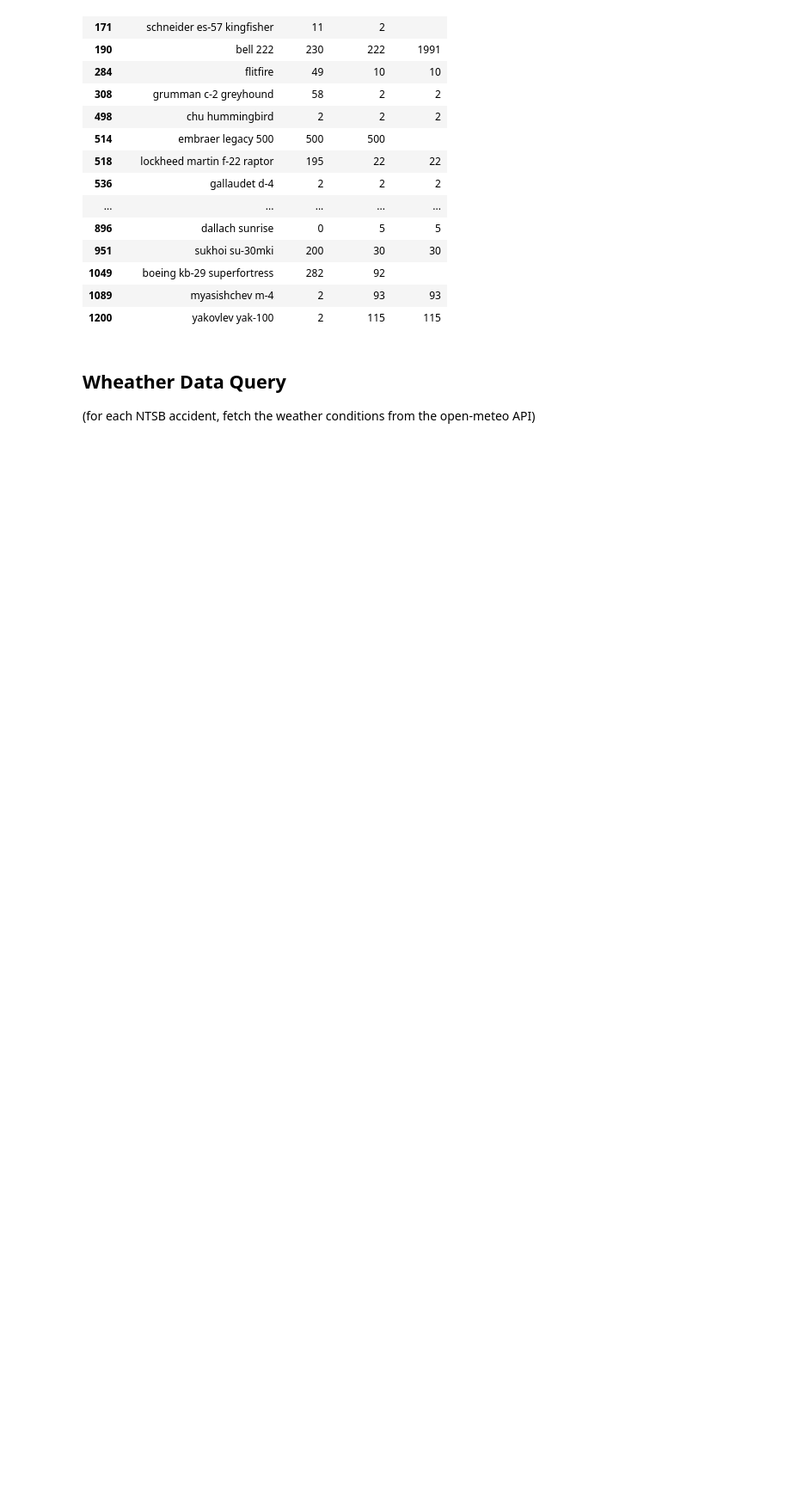
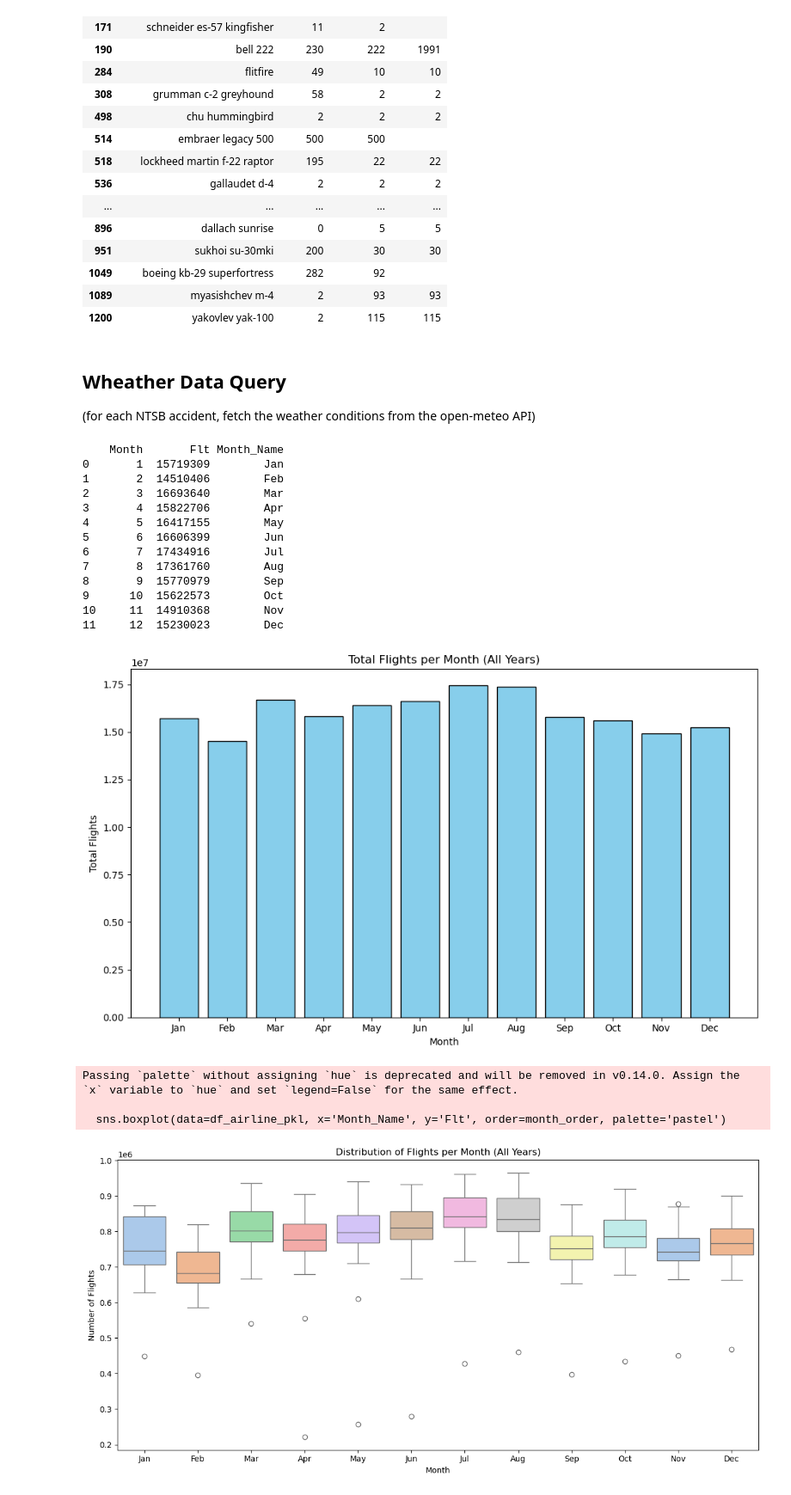
Before and after one commit to tratom/fcul-ipai-project, a Jupyter notebook: project.ipynb, the cells around one changed output. Shown: that part at 86% size. Cells and saved outputs as stored; diff of their text form; code cells hidden in the pictures; blank space fills up the shorter version.

Commit message:
added histogram and box plot for Flights per month

```diff
--- a/project.ipynb
+++ b/project.ipynb
@@ -20,6 +22,7 @@ import time
 ### 1. Data Loading
 # %%
 PATH = 'data_sources/'
+FILTERED_PATH = 'filtered/'
 
 NTSB_DATA = 'ntsb-us-2003-2023.json'
 AIR_TRAFFIC_DATA = 'u-s-airline-traffic-data.csv'
@@ -679,3 +682,69 @@ finally:
         json.dump(weather_data_cache, f)
     print("Data saved to", WEATHER_CACHE_FILE)
     print("Done.")
+# %%
+df_airline_pkl = pd.read_pickle(PATH + FILTERED_PATH + 'airline.pkl')
+
+# Group by 'Month' and sum 'Flt'
+monthly_flt_sum = df_airline_pkl.groupby('Month')['Flt'].sum().reset_index()
+
+# Sort by month to be sure
+monthly_flt_sum = monthly_flt_sum.sort_values('Month')
+
+# Map month numbers to names (Jan, Feb, ...)
+month_names = [calendar.month_abbr[m] for m in monthly_flt_sum['Month']]
+monthly_flt_sum['Month_Name'] = month_names
+
+# Display result
+print(monthly_flt_sum)
+
+# Histogram
+# Plot
+plt.figure(figsize=(10, 6))
+plt.bar(monthly_flt_sum['Month_Name'], monthly_flt_sum['Flt'], color='skyblue', edgecolor='black')
+
+# Labels and title
+plt.title('Total Flights per Month (All Years)')
+plt.xlabel('Month')
+plt.ylabel('Total Flights')
+
+plt.tight_layout()
+plt.show()
+
+# Box Plot
+# Map numeric month to abbreviation
+df_airline_pkl['Month_Name'] = df_airline_pkl['Month'].apply(lambda x: calendar.month_abbr[x])
+
+# Optional: Order months correctly
+month_order = list(calendar.month_abbr)[1:]  # ['Jan', 'Feb', ..., 'Dec']
+
+# Plot
+plt.figure(figsize=(12, 6))
+sns.boxplot(data=df_airline_pkl, x='Month_Name', y='Flt', order=month_order, palette='pastel')
+
+# Labels and title
+plt.title('Distribution of Flights per Month (All Years)')
+plt.xlabel('Month')
+plt.ylabel('Number of Flights')
+
+plt.tight_layout()
+plt.show()
+# %% [output]
+    Month       Flt Month_Name
+0       1  15719309        Jan
+1       2  14510406        Feb
+2       3  16693640        Mar
+3       4  15822706        Apr
+4       5  16417155        May
+5       6  16606399        Jun
+6       7  17434916        Jul
+7       8  17361760        Aug
+8       9  15770979        Sep
+9      10  15622573        Oct
+10     11  14910368        Nov
+11     12  15230023        Dec
+[figure, added]
+Passing `palette` without assigning `hue` is deprecated and will be removed in v0.14.0. Assign the `x` variable to `hue` and set `legend=False` for the same effect.
+
+  sns.boxplot(data=df_airline_pkl, x='Month_Name', y='Flt', order=month_order, palette='pastel')
+[figure, added]
```
Also changed, not shown: parts of 1 cell of this notebook.
